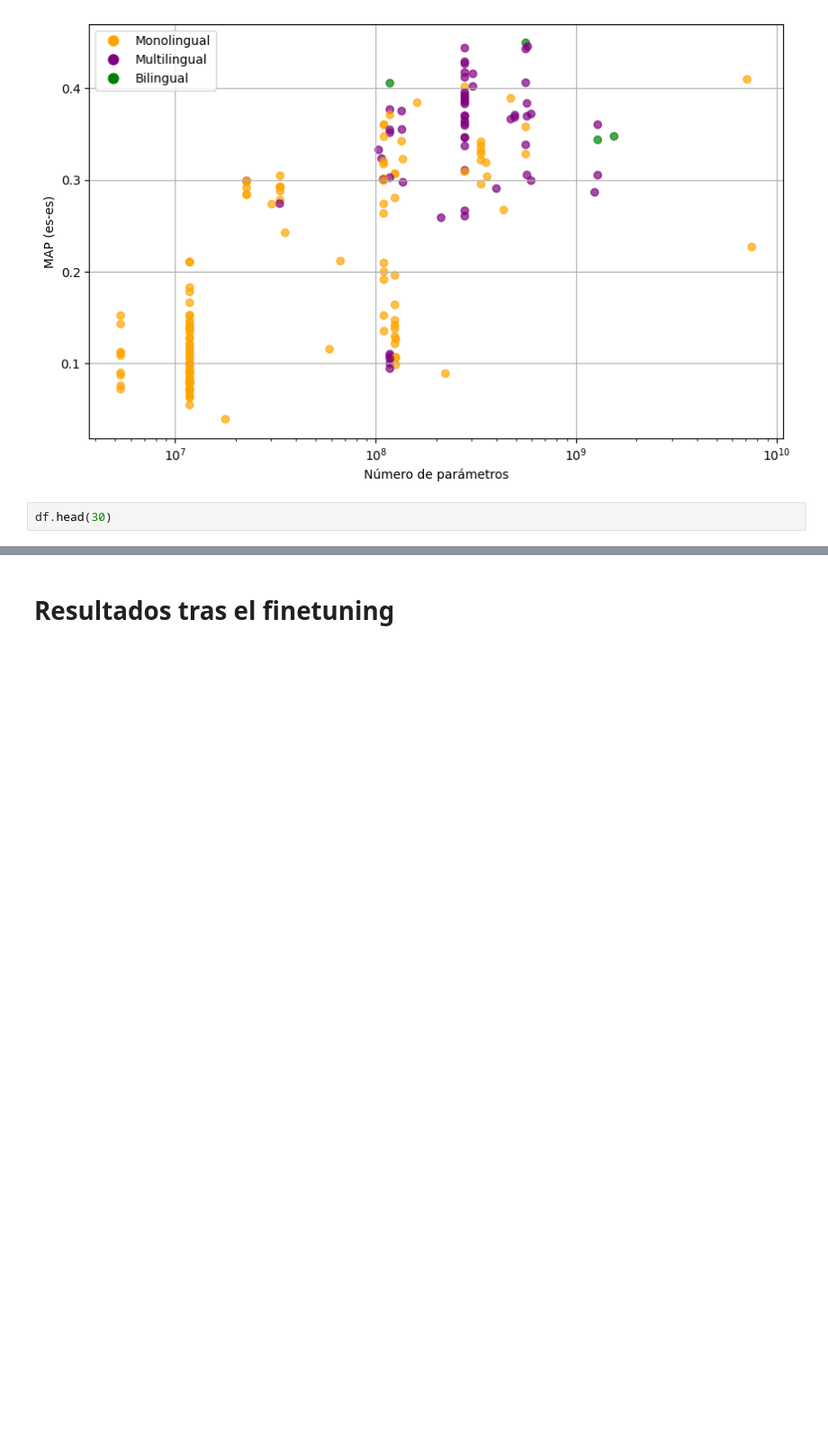
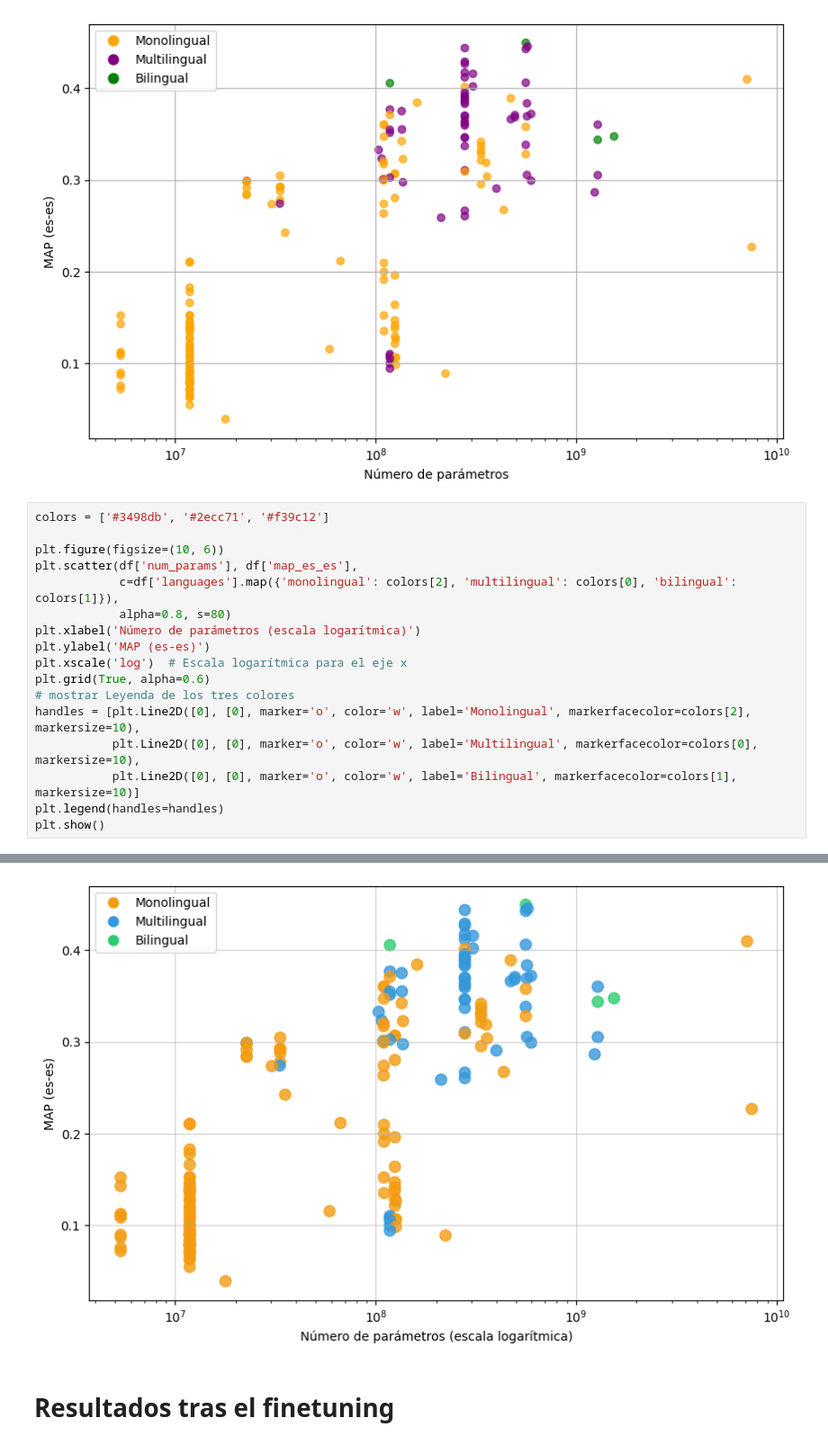
Before and after one commit to davidgc14/TalentCLEF-TaskA, a Jupyter notebook: data_lab.ipynb, the cells around one changed output, grey strips where cells are left out. Shown at 90% size. Cells and saved outputs as stored; diff of their text form; blank space fills up the shorter version.

```diff
--- a/data_lab.ipynb
+++ b/data_lab.ipynb
@@ -54,5 +54,20 @@ plt.show()
 # %% [output]
 [figure]
 # %%
-df.head(30)
+colors = ['#3498db', '#2ecc71', '#f39c12']
+
+plt.figure(figsize=(10, 6))
+plt.scatter(df['num_params'], df['map_es_es'],
+            c=df['languages'].map({'monolingual': colors[2], 'multilingual': colors[0], 'bilingual': colors[1]}),
+            alpha=0.8, s=80)
+plt.xlabel('Número de parámetros (escala logarítmica)')
+plt.ylabel('MAP (es-es)')
+plt.xscale('log')  # Escala logarítmica para el eje x
+plt.grid(True, alpha=0.6)
+# mostrar Leyenda de los tres colores
+handles = [plt.Line2D([0], [0], marker='o', color='w', label='Monolingual', markerfacecolor=colors[2], markersize=10),
+           plt.Line2D([0], [0], marker='o', color='w', label='Multilingual', markerfacecolor=colors[0], markersize=10),
+           plt.Line2D([0], [0], marker='o', color='w', label='Bilingual', markerfacecolor=colors[1], markersize=10)]
+plt.legend(handles=handles)
+plt.show()
 # %% [output]
@@ -76,2 +74,3 @@ df.head(30)
+[figure, added]
 # %% [markdown]
 # Resultados tras el finetuning
```
Also changed, not shown: parts of 8 cells of this notebook.
